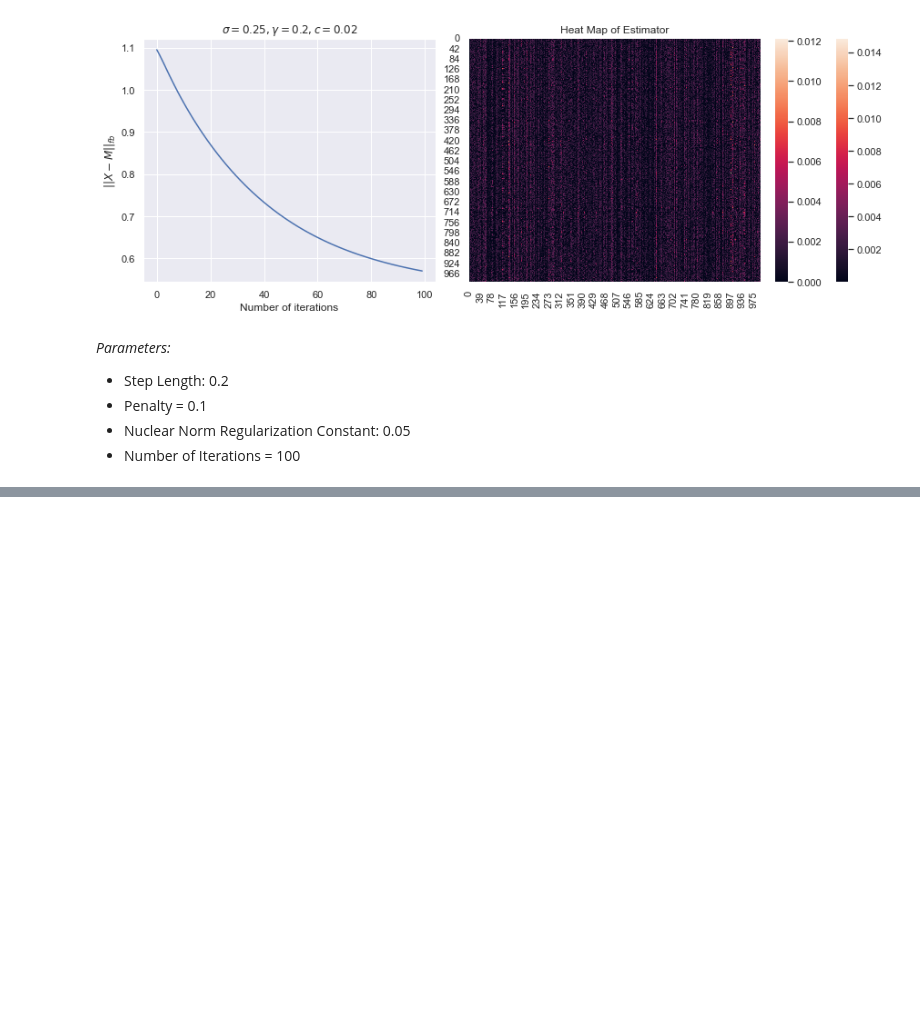
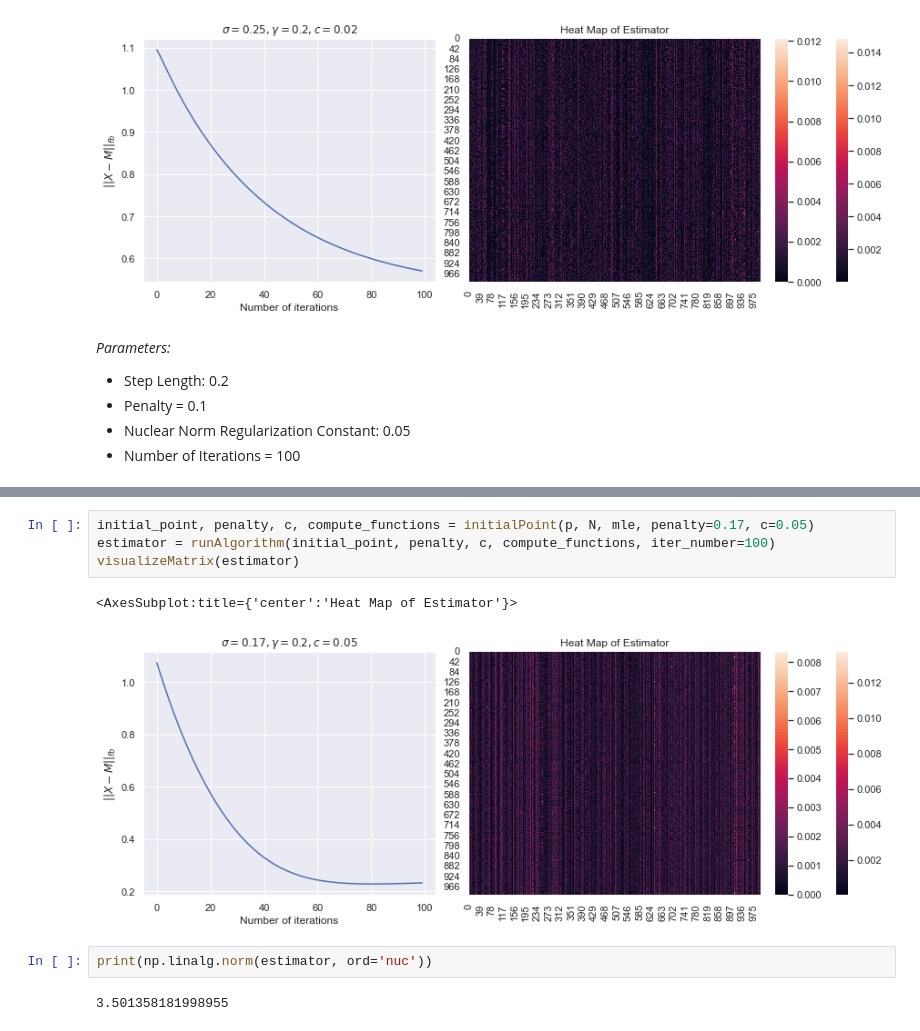
Before and after one commit to diegommezp28/low_rank_opti_for_markov_chains, a Jupyter notebook: proyecto_numerico_v2.ipynb, the cells around one changed output, grey strips where cells are left out. Drawn from its saved outputs; the diff is of its cells as text; blank space fills up the shorter version.

Commit message:
final graph

```diff
--- a/proyecto_numerico_v2.ipynb
+++ b/proyecto_numerico_v2.ipynb
@@ -313,0 +324,11 @@ MemoryError: Unable to allocate 7.45 GiB for an array with shape (1000, 1000000)
+# %%
+initial_point, penalty, c, compute_functions = initialPoint(p, N, mle, penalty=0.17, c=0.05)
+estimator = runAlgorithm(initial_point, penalty, c, compute_functions, iter_number=100)
+visualizeMatrix(estimator)
+# %% [output]
+<AxesSubplot:title={'center':'Heat Map of Estimator'}>
+[figure, added]
+# %%
+print(np.linalg.norm(estimator, ord='nuc'))
+# %% [output]
+3.501358181998955
```
Also changed, not shown: parts of 8 cells of this notebook.
